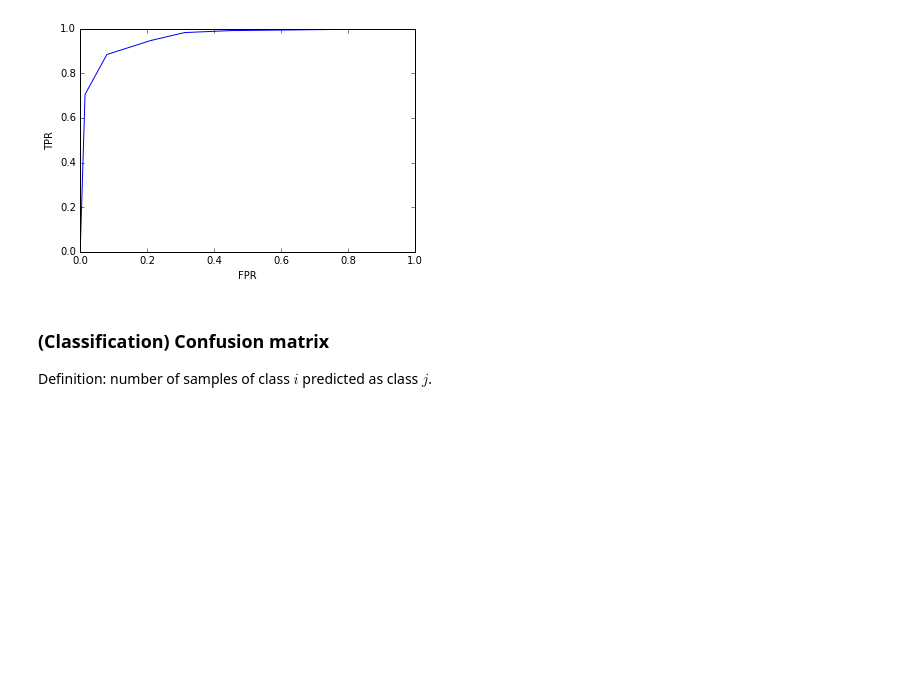
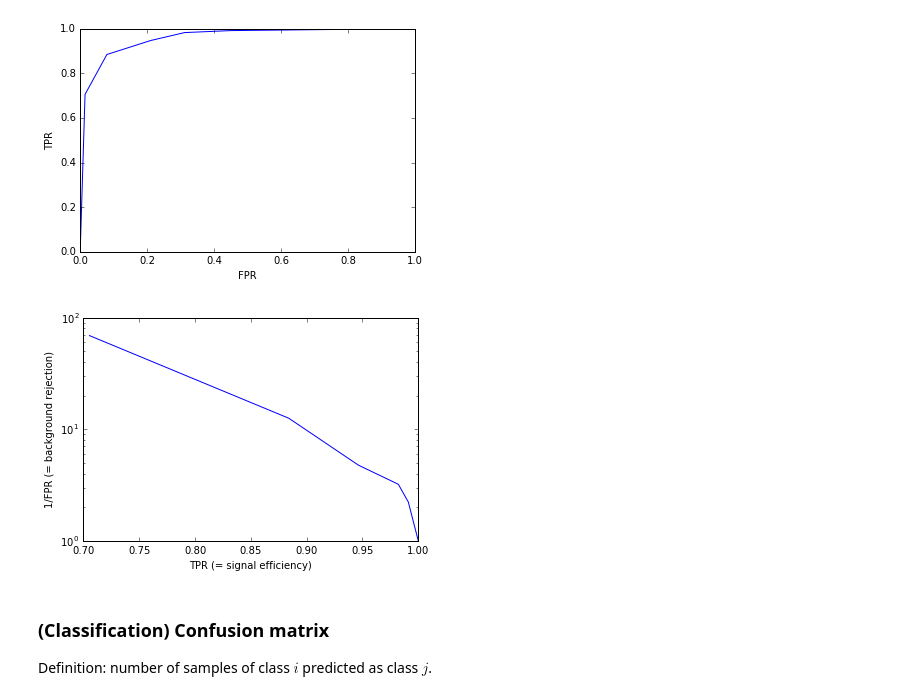
Before and after one commit to glouppe/tutorials-iml2017, a Jupyter notebook: Model evaluation and selection.ipynb, the cells around one changed output. Drawn from its saved outputs; the diff is of its cells as text; code cells hidden in the pictures; blank space fills up the shorter version.

```diff
--- a/Model evaluation and selection.ipynb
+++ b/Model evaluation and selection.ipynb
@@ -236,6 +236,14 @@ plt.show()
 # %% [output]
 ROC AUC = 0.958236283644
 [figure]
+# %%
+plt.plot(tpr, 1 / fpr)
+plt.xlabel("TPR (= signal efficiency)")
+plt.ylabel("1/FPR (= background rejection)")
+plt.yscale("log")
+plt.show()
+# %% [output]
+[figure, added]
 # %% [markdown]
 ### (Classification) Confusion matrix
 
```
Also changed, not shown: parts of 3 cells of this notebook.
